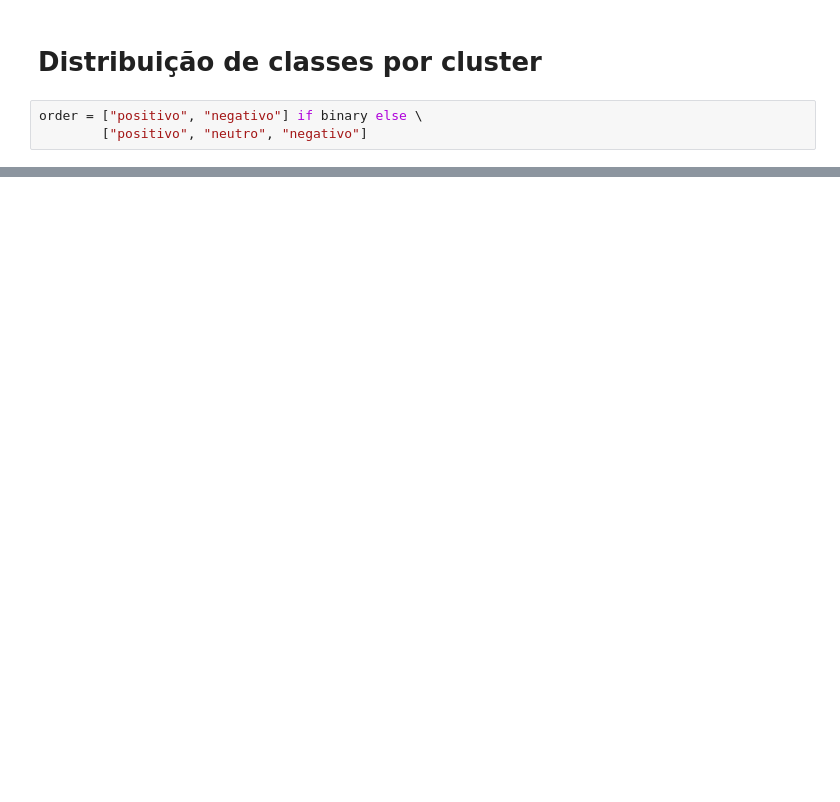
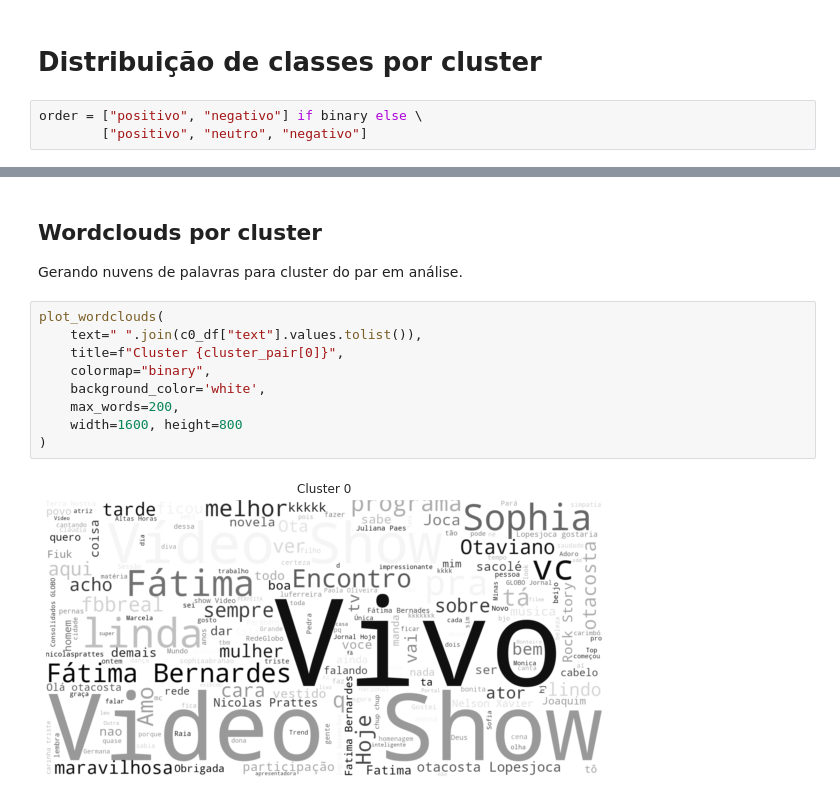
Before and after one commit to kenzosakiyama/tweet_clustering, a Jupyter notebook: sparse_clustering.ipynb, the cells around one changed output, grey strips where cells are left out. Drawn from its saved outputs; the diff is of its cells as text; blank space fills up the shorter version.

```diff
--- a/sparse_clustering.ipynb
+++ b/sparse_clustering.ipynb
@@ -182,0 +187,15 @@ Text(0.5, 0, 'Cluster 1')
+# %% [markdown]
+## Wordclouds por cluster
+
+Gerando nuvens de palavras para cluster do par em análise.
+# %%
+plot_wordclouds(
+    text=" ".join(c0_df["text"].values.tolist()),
+    title=f"Cluster {cluster_pair[0]}",
+    colormap="binary",
+    background_color='white',
+    max_words=200,
+    width=1600, height=800
+)
+# %% [output]
+[figure, added]
```
Also changed, not shown: parts of 17 cells of this notebook, 2 other files.
